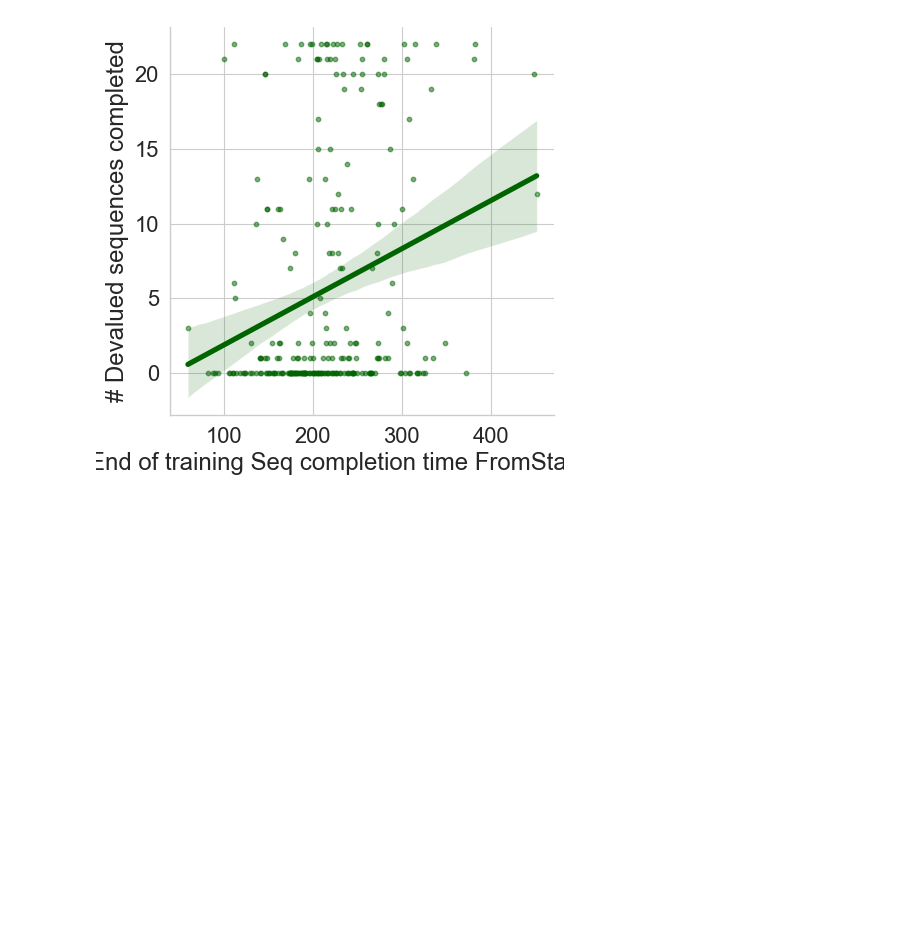
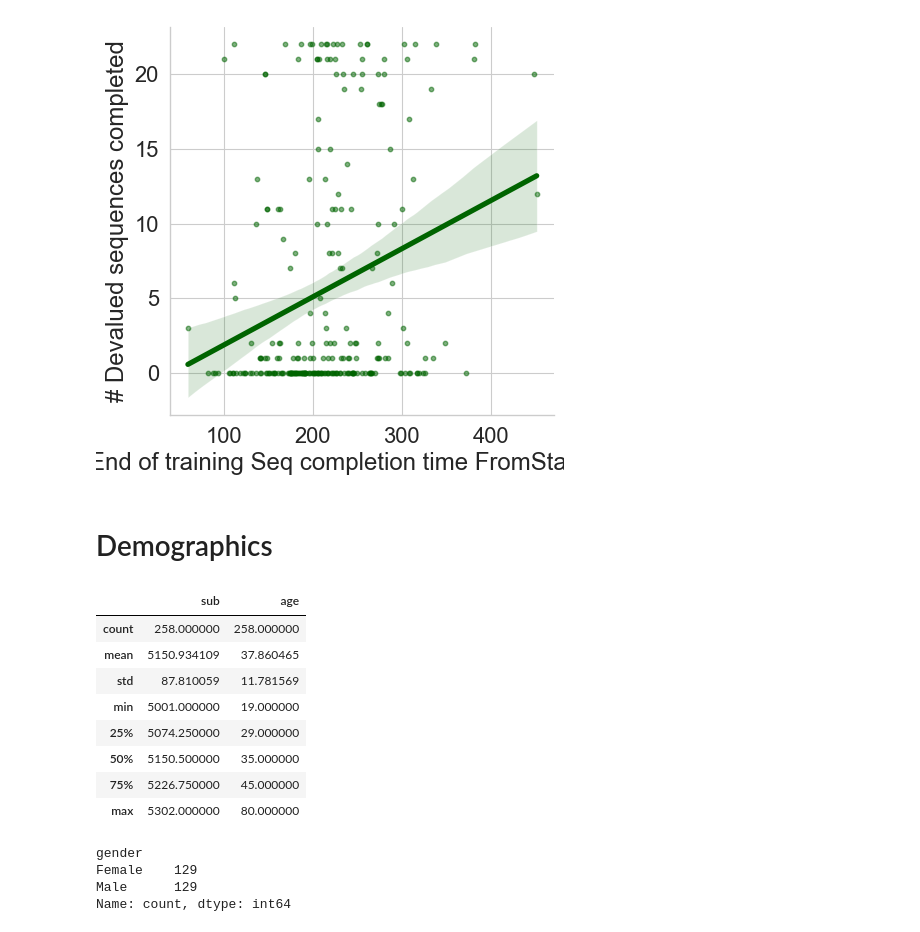
Before and after one commit to ranigera/Habit_and_Automaticity, a Jupyter notebook: ANALYSIS/Study2_analysis.ipynb, the cells around one changed output. Cells and saved outputs as stored; diff of their text form; code cells hidden in the pictures; blank space fills up the shorter version.

```diff
--- a/ANALYSIS/Study2_analysis.ipynb
+++ b/ANALYSIS/Study2_analysis.ipynb
@@ -39,10 +36,12 @@ The rpy2.ipython extension is already loaded. To reload it, use:
 main_data_df = pd.read_pickle('parsed_data/main_data_df_SAMPLE2.pkl')
 CT_data = pd.read_pickle('parsed_data/CT_data_SAMPLE2.pkl')
 gambles = pd.read_pickle('parsed_data/gambles_SAMPLE2.pkl')
+demographic_data = pd.read_csv('parsed_data/demographic_data_STUDY2.csv')
 
 main_data_df = main_data_df.reset_index(drop=True)
 CT_data = CT_data.reset_index(drop=True)
 gambles = gambles.reset_index(drop=True)
+demographic_data = demographic_data.reset_index(drop=True)
 
 # Helper functions for IPI calculations:
 # -----------------------------
@@ -350,11 +349,13 @@ main_data_df = main_data_df[~main_data_df['sub'].isin(PRE_REG_EXCLUSIONS_LIST)]
 CT_data = CT_data[~CT_data['sub'].isin(PRE_REG_EXCLUSIONS_LIST)]
 gambles = gambles[~gambles['sub'].isin(PRE_REG_EXCLUSIONS_LIST)]
 IPI_consistency_data_by_trial = IPI_consistency_data_by_trial[~IPI_consistency_data_by_trial['sub'].isin(PRE_REG_EXCLUSIONS_LIST)]
+demographic_data = demographic_data[~demographic_data['sub'].isin(PRE_REG_EXCLUSIONS_LIST)]
 
 main_data_df = main_data_df.reset_index(drop=True)
 CT_data = CT_data.reset_index(drop=True)
 gambles = gambles.reset_index(drop=True)
 IPI_consistency_data_by_trial = IPI_consistency_data_by_trial.reset_index(drop=True)
+demographic_data = demographic_data.reset_index(drop=True)
 # %% [output]
 [5006, 5007, 5008, 5017, 5035, 5043, 5060, 5067, 5069, 5085, 5087, 5092, 5093, 5094, 5096, 5103, 5129, 5134, 5138, 5140, 5149, 5161, 5164, 5166, 5169, 5181, 5188, 5192, 5203, 5208, 5216, 5217, 5218, 5 ...
 # %%
@@ -2639,3 +2640,22 @@ plt.show()
 # %% [output]
 Pearson correlation for end_of_training_pred with devaluation ratio: 0.250, p-value: 0.0000
 [figure]
+# %% [markdown]
+# Demographics
+# %%
+display(demographic_data.describe())
+display(demographic_data.gender.value_counts())
+# %% [output]
+|  | sub | age |
+| count | 258.000000 | 258.000000 |
+| mean | 5150.934109 | 37.860465 |
+| std | 87.810059 | 11.781569 |
+| min | 5001.000000 | 19.000000 |
+| 25% | 5074.250000 | 29.000000 |
+| 50% | 5150.500000 | 35.000000 |
+| 75% | 5226.750000 | 45.000000 |
+| max | 5302.000000 | 80.000000 |
+gender
+Female    129
+Male      129
+Name: count, dtype: int64
```
Also changed, not shown: parts of 1 cell of this notebook, 5 other files.
